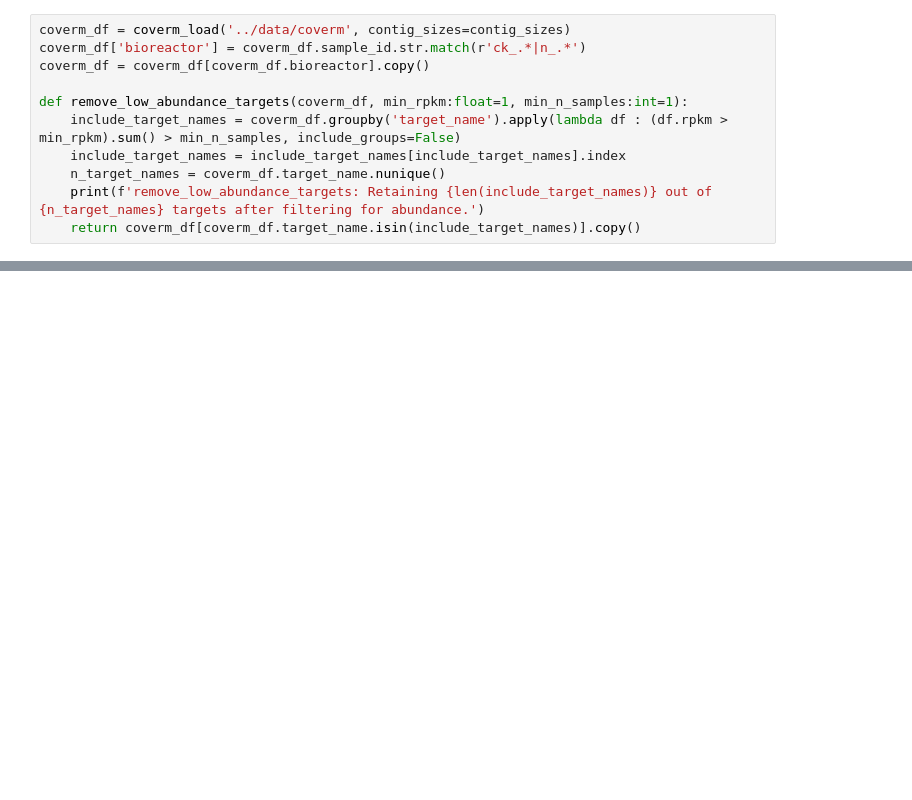
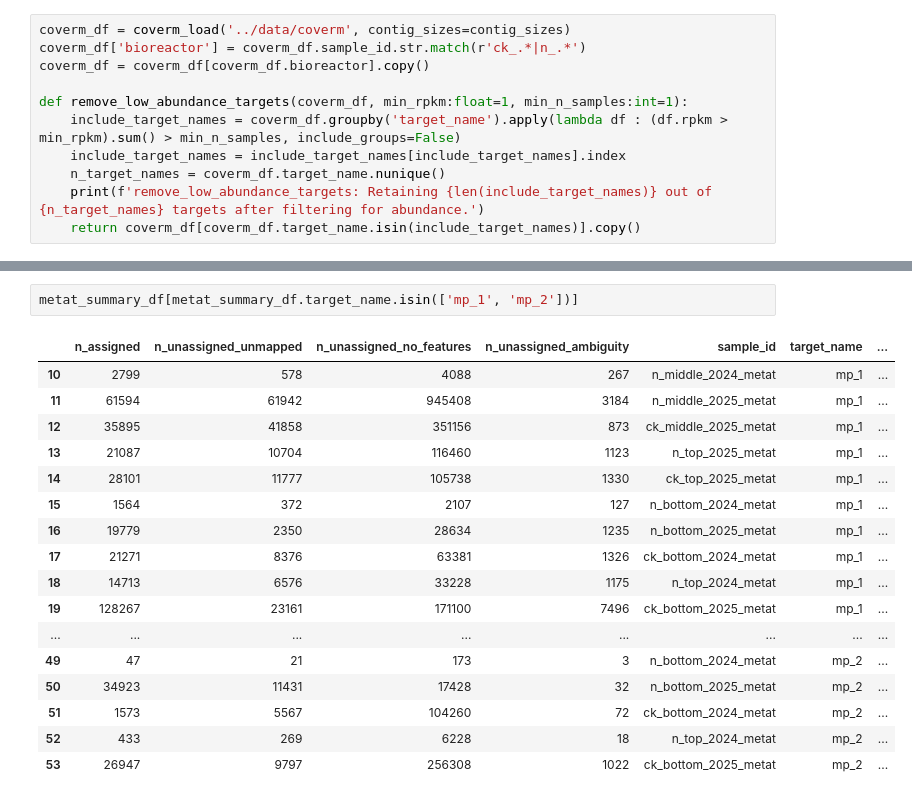
Before and after one commit to pipparichter/banfield, a Jupyter notebook: notebooks/sandbox-1.ipynb, the cells around one changed output, grey strips where cells are left out. Drawn from its saved outputs; the diff is of its cells as text; blank space fills up the shorter version.

```diff
--- a/notebooks/sandbox-1.ipynb
+++ b/notebooks/sandbox-1.ipynb
@@ -190,0 +226,20 @@ remove_low_abundance_targets: Retaining 3 out of 23 targets after filtering for
+# %%
+metat_summary_df[metat_summary_df.target_name.isin(['mp_1', 'mp_2'])]
+# %% [output]
+|  | n_assigned | n_unassigned_unmapped | n_unassigned_no_features | n_unassigned_ambiguity | sample_id | target_name | ... |
+| 10 | 2799 | 578 | 4088 | 267 | n_middle_2024_metat | mp_1 | ... |
+| 11 | 61594 | 61942 | 945408 | 3184 | n_middle_2025_metat | mp_1 | ... |
+| 12 | 35895 | 41858 | 351156 | 873 | ck_middle_2025_metat | mp_1 | ... |
+| 13 | 21087 | 10704 | 116460 | 1123 | n_top_2025_metat | mp_1 | ... |
+| 14 | 28101 | 11777 | 105738 | 1330 | ck_top_2025_metat | mp_1 | ... |
+| 15 | 1564 | 372 | 2107 | 127 | n_bottom_2024_metat | mp_1 | ... |
+| 16 | 19779 | 2350 | 28634 | 1235 | n_bottom_2025_metat | mp_1 | ... |
+| 17 | 21271 | 8376 | 63381 | 1326 | ck_bottom_2024_metat | mp_1 | ... |
+| 18 | 14713 | 6576 | 33228 | 1175 | n_top_2024_metat | mp_1 | ... |
+| 19 | 128267 | 23161 | 171100 | 7496 | ck_bottom_2025_metat | mp_1 | ... |
+| ... | ... | ... | ... | ... | ... | ... | ... |
+| 49 | 47 | 21 | 173 | 3 | n_bottom_2024_metat | mp_2 | ... |
+| 50 | 34923 | 11431 | 17428 | 32 | n_bottom_2025_metat | mp_2 | ... |
+| 51 | 1573 | 5567 | 104260 | 72 | ck_bottom_2024_metat | mp_2 | ... |
+| 52 | 433 | 269 | 6228 | 18 | n_top_2024_metat | mp_2 | ... |
+| 53 | 26947 | 9797 | 256308 | 1022 | ck_bottom_2025_metat | mp_2 | ... |
```
Also changed, not shown: parts of 11 cells of this notebook, 18 other files.
